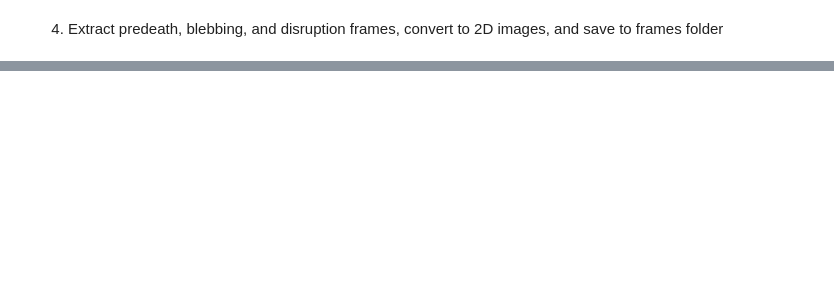
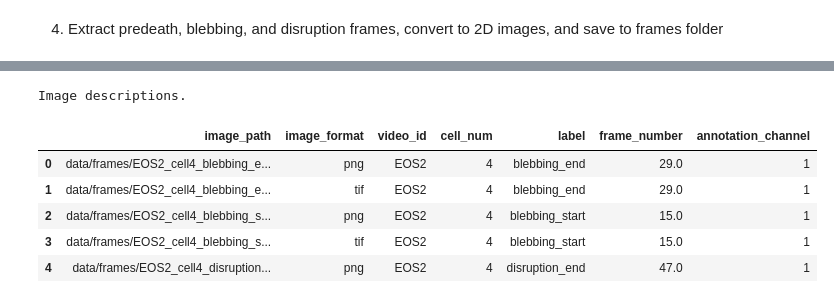
Before and after one commit to abj53/CS583_Detecting_And_Classifying_Stages_Of_Cell_Death, a Jupyter notebook: data_processing_part1.ipynb, the cells around one changed output, grey strips where cells are left out. Cells and saved outputs as stored; diff of their text form; code cells hidden in the pictures; blank space fills up the shorter version.

```diff
--- a/data_processing_part1.ipynb
+++ b/data_processing_part1.ipynb
@@ -323,0 +339,62 @@ Saved: EOS5_cell1_disruption_end.tif
+# %%
+from pathlib import Path
+import re
+import warnings
+
+import numpy as np
+import pandas as pd
+import tifffile
+from matplotlib import pyplot as plt
+from scipy import ndimage as ndi
+from skimage import color, feature, filters, io, util
+
+frames_dir = Path("data/frames")
+feature_extraction_dir = Path("data/features")
+filtered_dir = feature_extraction_dir / "filtered"
+for directory in (feature_extraction_dir, filtered_dir):
+    directory.mkdir(parents=True, exist_ok=True)
+
+phase_path = Path("data/annotations/Annotations_CSV/Semantic annotation/Phase annotation.csv")
+if phase_path.exists():
+    phase_annotations = pd.read_csv(phase_path)
+
+label_columns = {
+    "blebbing_start": "blebbing (start frame)",
+    "blebbing_end": "blebbing (end frame)",
+    "disruption_start": "disruption (start frame)",
+    "disruption_end": "disruption (end frame)",
+}
+pattern = re.compile(r"^(?P<video>.+)_cell(?P<cell>\d+)_(?P<label>predeath|blebbing_start|blebbing_end|disruption_start|disruption_end)$", re.I)
+
+def describe_frame(path):
+    result = {"image_path": str(path), "image_format": path.suffix.lower().lstrip("."), "video_id": None, "cell_num": None, "label": None, "frame_number": np.nan, "annotation_channel": None}
+    name = path.name
+    while Path(name).suffix.lower() in {".png", ".tif", ".tiff"}:
+        name = Path(name).stem
+    match = pattern.fullmatch(name)
+    if not match:
+        return result
+    video, cell, label = match.group("video"), int(match.group("cell")), match.group("label").lower()
+    result.update(video_id=video, cell_num=cell, label=label)
+    if phase_annotations is not None:
+        rows = phase_annotations[phase_annotations["Video ID"].astype(str).str.strip().str.casefold() == video.casefold()]
+        if 1 <= cell <= len(rows):
+            annotation = rows.iloc[cell - 1]
+            result["frame_number"] = 1 if label == "predeath" else pd.to_numeric(annotation[label_columns[label]], errors="coerce")
+            channel = re.search(r"ch\s*(\d+)", str(annotation["Channel"]), re.I)
+            result["annotation_channel"] = int(channel.group(1)) if channel else None
+    return result
+
+
+image_paths = sorted(path for path in frames_dir.glob("*") if path.is_file() and path.suffix.lower() in {".png", ".tif", ".tiff"})
+image_descriptions = pd.DataFrame([describe_frame(path) for path in image_paths])
+print("Image descriptions.")
+display(image_descriptions.head())
+# %% [output]
+Image descriptions.
+|  | image_path | image_format | video_id | cell_num | label | frame_number | annotation_channel |
+| 0 | data/frames/EOS2_cell4_blebbing_e... | png | EOS2 | 4 | blebbing_end | 29.0 | 1 |
+| 1 | data/frames/EOS2_cell4_blebbing_e... | tif | EOS2 | 4 | blebbing_end | 29.0 | 1 |
+| 2 | data/frames/EOS2_cell4_blebbing_s... | png | EOS2 | 4 | blebbing_start | 15.0 | 1 |
+| 3 | data/frames/EOS2_cell4_blebbing_s... | tif | EOS2 | 4 | blebbing_start | 15.0 | 1 |
+| 4 | data/frames/EOS2_cell4_disruption... | png | EOS2 | 4 | disruption_end | 47.0 | 1 |
```
Also changed, not shown: parts of 7 cells of this notebook.
